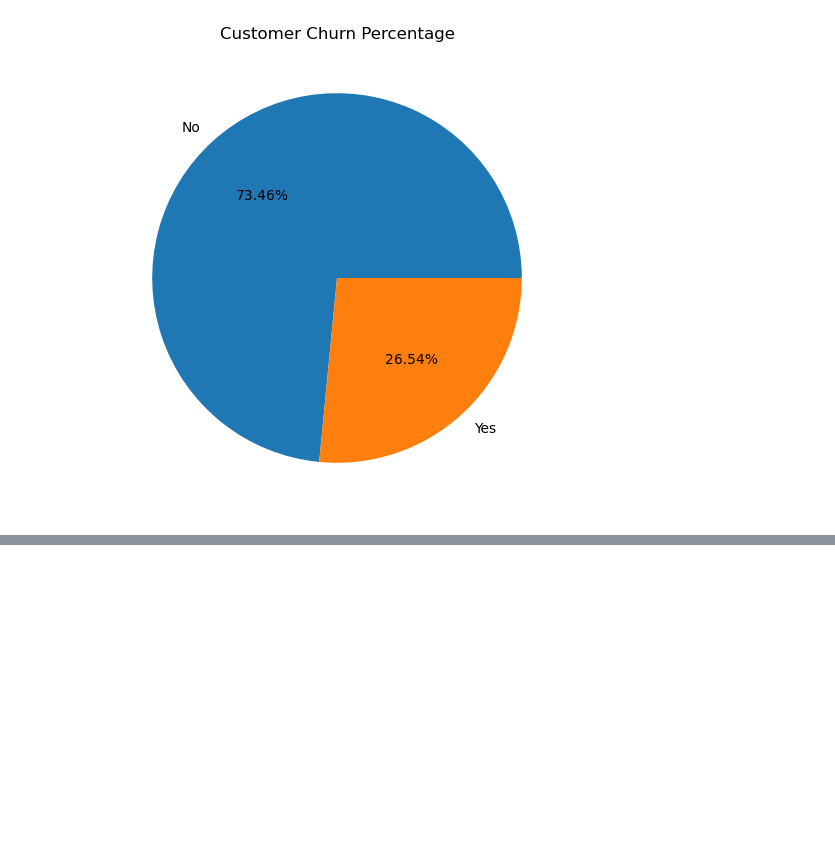
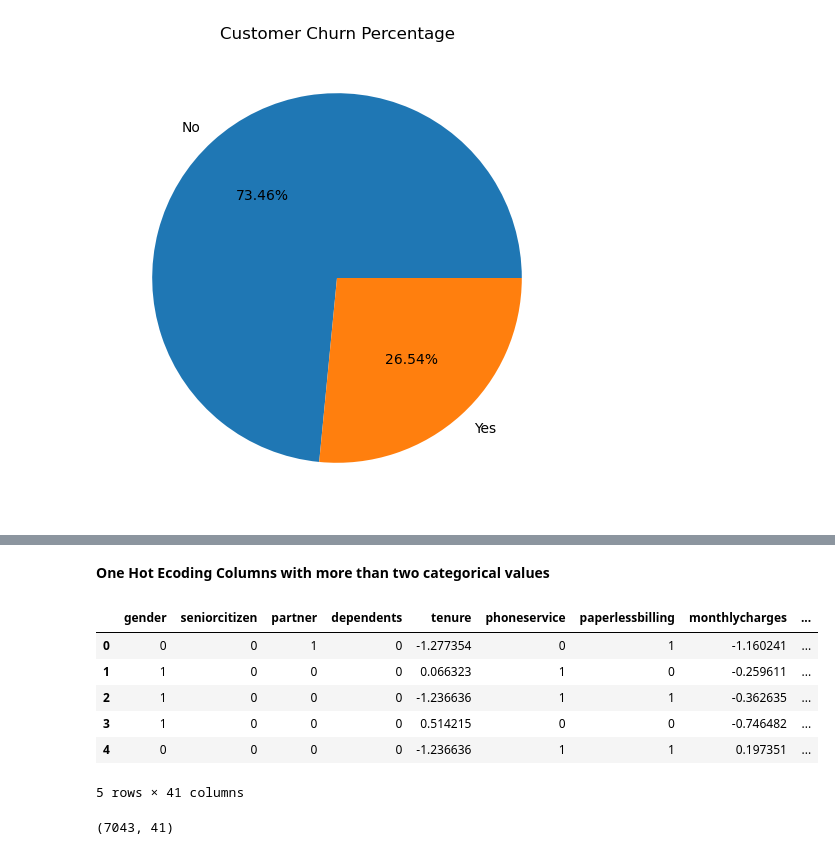
Before and after one commit to Sam1522/Lux-Dev_Projects, a Jupyter notebook: Predicting Telecom Company Customer Churn.ipynb, the cells around one changed output, grey strips where cells are left out. Cells and saved outputs as stored; diff of their text form; code cells hidden in the pictures; blank space fills up the shorter version.

```diff
--- a/Predicting Telecom Company Customer Churn.ipynb
+++ b/Predicting Telecom Company Customer Churn.ipynb
@@ -357,0 +414,24 @@ plt.show()
+# %% [markdown]
+**One Hot Ecoding Columns with more than two categorical values**
+# %%
+# One Hot Encoding of columns
+cols=['multiplelines','internetservice','onlinesecurity','onlinebackup','deviceprotection',
+'techsupport','streamingtv','streamingmovies','contract','paymentmethod']
+
+df_encoded = pd.get_dummies(df, columns=cols)
+
+# Print the encoded dataframe
+df_encoded.head()
+# %% [output]
+|  | gender | seniorcitizen | partner | dependents | tenure | phoneservice | paperlessbilling | monthlycharges | ... |
+| 0 | 0 | 0 | 1 | 0 | -1.277354 | 0 | 1 | -1.160241 | ... |
+| 1 | 1 | 0 | 0 | 0 | 0.066323 | 1 | 0 | -0.259611 | ... |
+| 2 | 1 | 0 | 0 | 0 | -1.236636 | 1 | 1 | -0.362635 | ... |
+| 3 | 1 | 0 | 0 | 0 | 0.514215 | 0 | 0 | -0.746482 | ... |
+| 4 | 0 | 0 | 0 | 0 | -1.236636 | 1 | 1 | 0.197351 | ... |
+5 rows × 41 columns
+# %%
+#Checking the shape of the resulting dataframe after enconding
+df_encoded.shape
+# %% [output]
+(7043, 41)
```
Also changed, not shown: parts of 15 cells of this notebook.
